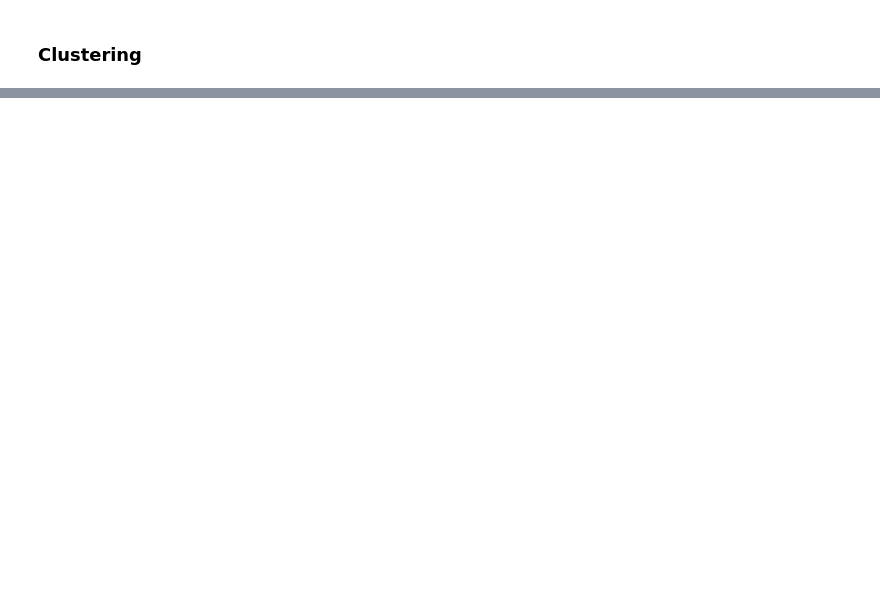
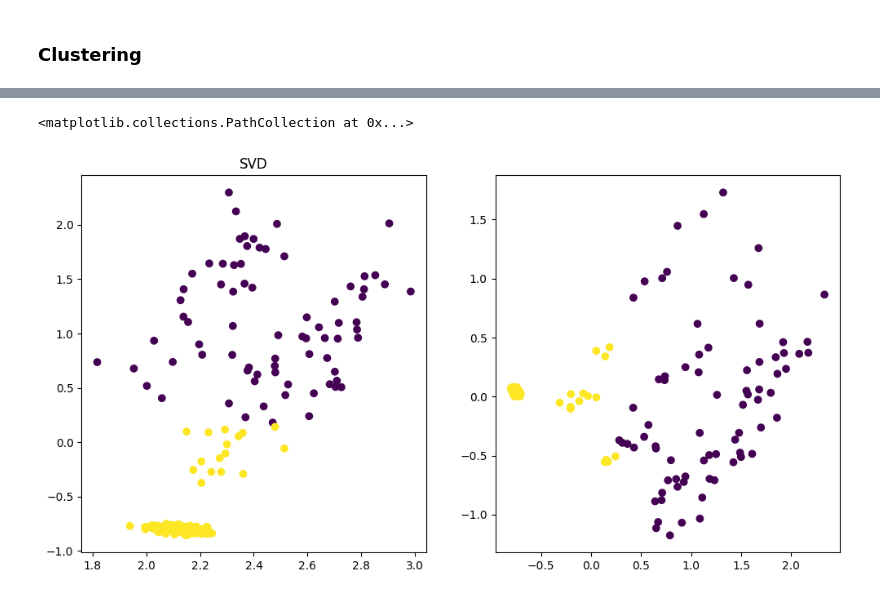
Before and after one commit to SamReeves/ckd-wemanity, a Jupyter notebook: analysis.ipynb, the cells around one changed output, grey strips where cells are left out. Saved outputs shown, nothing was run; the diff lists cells and outputs as text; code cells hidden in the pictures; blank space fills up the shorter version.

```diff
--- a/analysis.ipynb
+++ b/analysis.ipynb
@@ -161,0 +97,18 @@ AttributeError: predict_proba is not available when  probability=False
+# %%
+# K-means clustering
+from sklearn.cluster import KMeans
+kmeans = KMeans(n_clusters=2)
+kmeans.fit(df)
+kmeans.cluster_centers_
+kmeans.labels_
+
+# graph K-means clustering
+plt.figure(figsize=(12,6))
+plt.subplot(1, 2, 1)
+plt.scatter(svd.fit_transform(df)[:,0], svd.fit_transform(df)[:,1], c=kmeans.labels_)
+plt.title('SVD')
+plt.subplot(1, 2, 2)
+plt.scatter(pca.fit_transform(df)[:,0], pca.fit_transform(df)[:,1], c=kmeans.labels_)
+# %% [output]
+<matplotlib.collections.PathCollection at 0x...>
+[figure, added]
```
Also changed, not shown: parts of 8 cells of this notebook.
